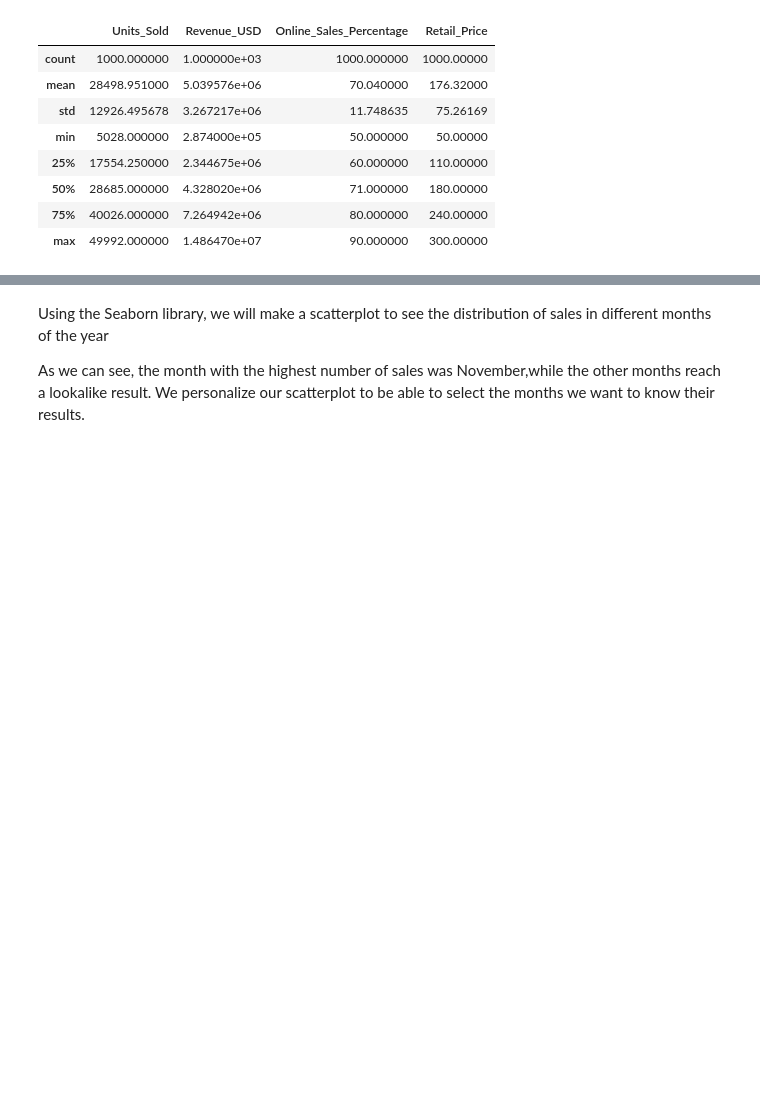
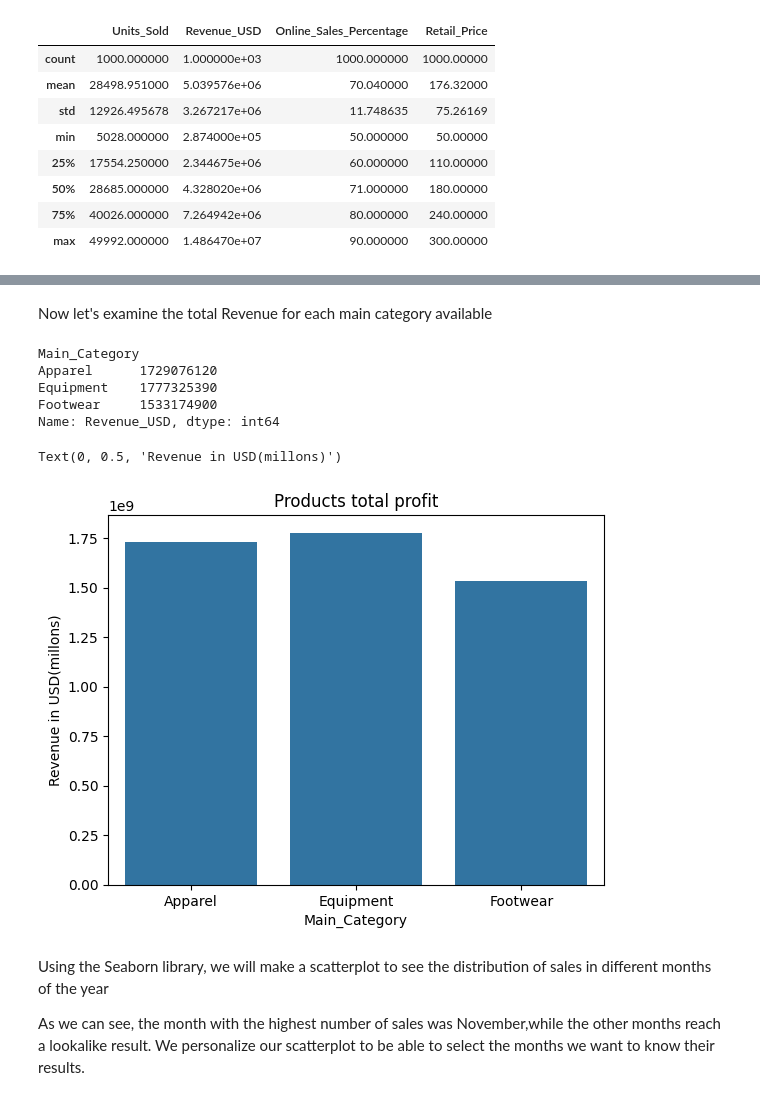
Before and after one commit to gas2345678/data_analysis-portfolio, a Jupyter notebook: Python/data_analysis_visualizations/nike_sales_2024.ipynb, the cells around one changed output, grey strips where cells are left out. Cells and saved outputs as stored; diff of their text form; code cells hidden in the pictures; blank space fills up the shorter version.

```diff
--- a/Python/data_analysis_visualizations/nike_sales_2024.ipynb
+++ b/Python/data_analysis_visualizations/nike_sales_2024.ipynb
@@ -38,3 +58,19 @@ df = df.dropna()
+# %% [markdown]
+Now let's examine the total Revenue for each main category available
+# %%
+revenue_per_category = df.groupby("Main_Category")["Revenue_USD"].sum()
+print(revenue_per_category)
+revenue_plot = sb.barplot(revenue_per_category)
+revenue_plot.set_title("Products total profit")
+revenue_plot.set_ylabel("Revenue in USD(millons)")
+# %% [output]
+Main_Category
+Apparel      1729076120
+Equipment    1777325390
+Footwear     1533174900
+Name: Revenue_USD, dtype: int64
+Text(0, 0.5, 'Revenue in USD(millons)')
+[figure, added]
 # %% [markdown]
 Using the Seaborn library, we will make a scatterplot to see the distribution of sales in different months of the year
 
```
Also changed, not shown: parts of 4 cells of this notebook.
